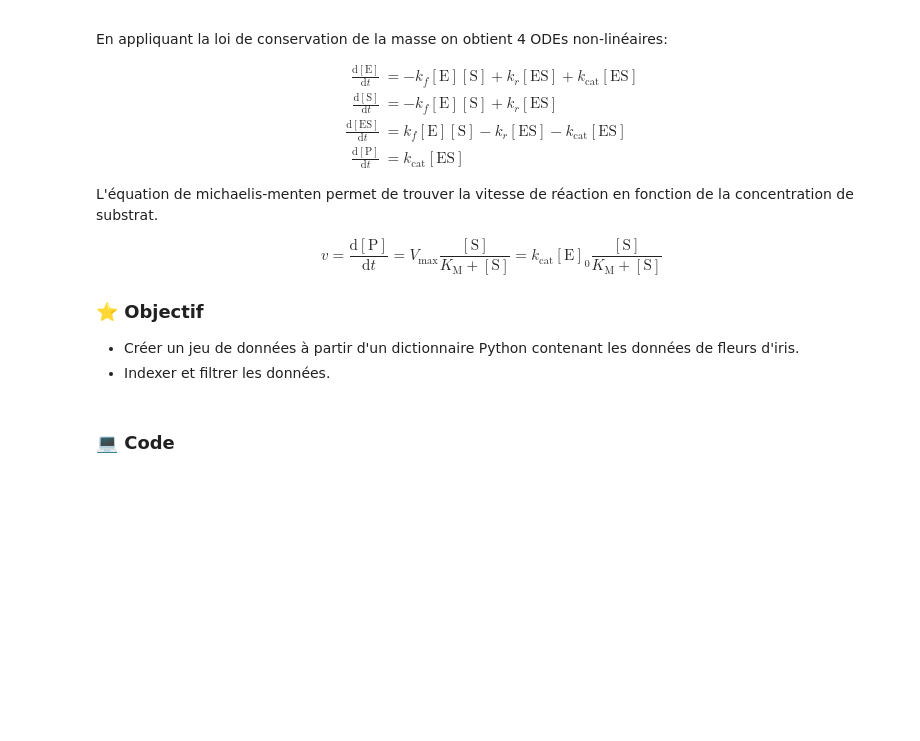
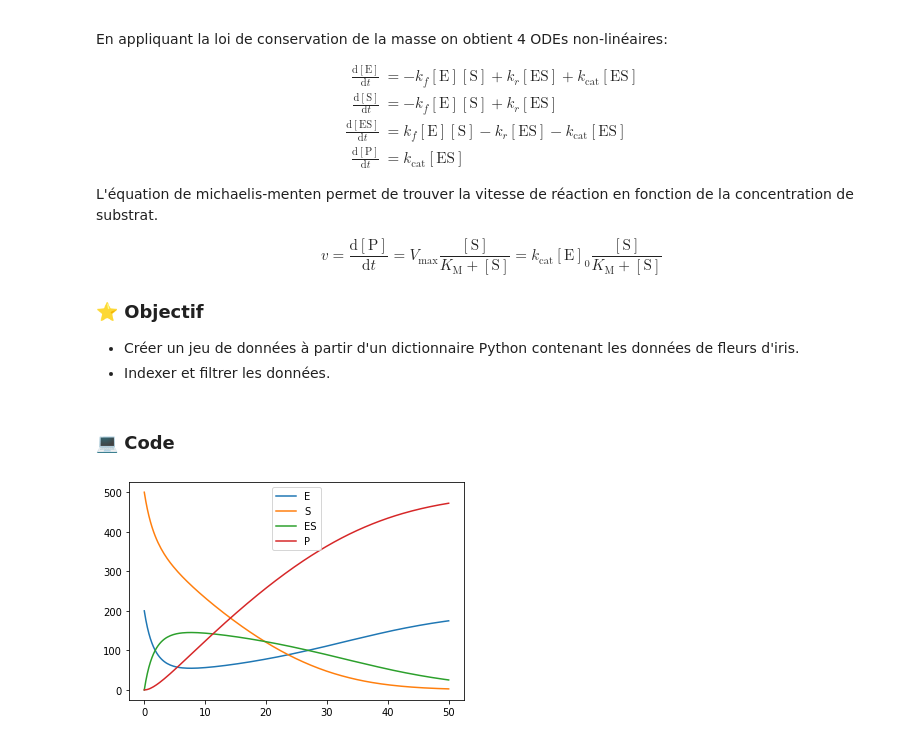
Before and after one commit to gch-poly/gch-python, a Jupyter notebook: theme5/theme5.ipynb, the cells around one changed output. Cells and saved outputs as stored; diff of their text form; code cells hidden in the pictures; blank space fills up the shorter version.

```diff
--- a/theme5/theme5.ipynb
+++ b/theme5/theme5.ipynb
@@ -69,39 +69,40 @@ $$
 # %%
 import numpy as np
 import scipy.integrate as spi
 import matplotlib.pyplot as plt
 
 # define rate equations for reactions
 def rate_equations(t, Y, k_f, k_r, k_cat):
     # Y ordered E,S,ES,P
     dy = [0] * 4
     dy[0] = -k_f * Y[0] * Y[1] + (k_r + k_cat) * Y[2]
     dy[1] = -k_f * Y[0] * Y[1] + k_r * Y[2]
     dy[2] = k_f * Y[0] * Y[1] - (k_r + k_cat) * Y[2]
     dy[3] = k_cat * Y[2]
     return dy
 
+# mol.s-1
+k_f = 1e-3
+k_r = 1e-4
+k_cat = 0.1
+k = (k_f, k_r, k_cat)
+t = np.linspace(0, 50, 200)
 
-# mol.s-1
-k_f = 2e6
-k_r = 100
-k_cat = 100
-k = (k_f, k_r, k_cat)
-t = np.linspace(0, 60, 1001)
-
-E0 = 0.1e-6
-S0 = 50e-6
+E0 = 200
+S0 = 500
 y0 = [E0, S0, 0, 0]  # E,S,ES,P
 
 # integrate rate equations
-rates = spi.solve_ivp(rate_equations, t_span=(0, 60), y0=y0, args=k, t_eval=t, method="Radau")
+rates = spi.solve_ivp(rate_equations, t_span=(0, 50), y0=y0, args=k, t_eval=t)
 
 plt.plot(t, rates.y[0], label="E")
 plt.plot(t, rates.y[1], label="S")
 plt.plot(t, rates.y[2], label="ES")
 plt.plot(t, rates.y[3], label="P")
 plt.legend()
 plt.show()
+# %% [output]
+[figure, added]
 # %%
 K_m = (k_r + k_cat) / k_f
 V_max = k_cat / E0
```
Also changed, not shown: parts of 1 cell of this notebook.
